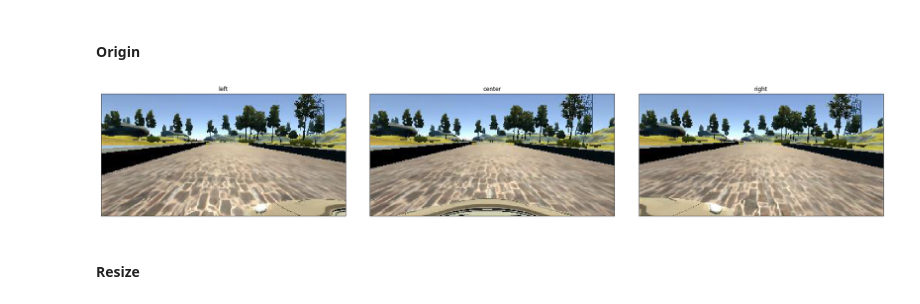
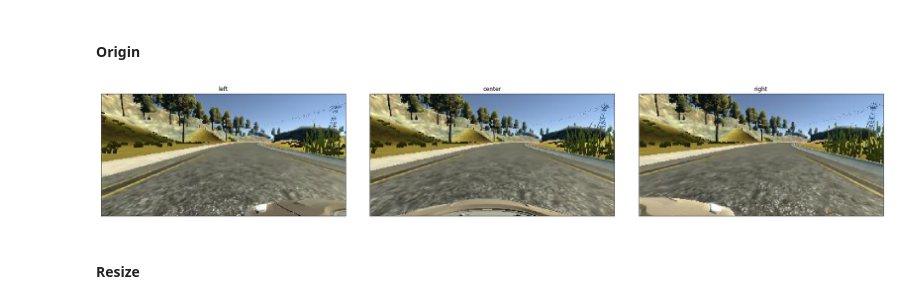
Before and after one commit to liferlisiqi/Bebavioral-Cloning, a Jupyter notebook: pre-process.ipynb, the cells around one changed output. Cells and saved outputs as stored; diff of their text form; code cells hidden in the pictures.

```diff
--- a/pre-process.ipynb
+++ b/pre-process.ipynb
@@ -28,22 +30,22 @@ print(len(lines))
 #### Origin
 # %%
 index = random.randint(0, len(lines))
-center_path = './sample_data/data/IMG/' + lines[0][0].split('/')[-1]
-left_path = './sample_data/data/IMG/' + lines[0][1].split('/')[-1]
-right_path = './sample_data/data/IMG/' + lines[0][2].split('/')[-1]
+center_path = './sample_data/data/IMG/' + lines[index][0].split('/')[-1]
+left_path = './sample_data/data/IMG/' + lines[index][1].split('/')[-1]
+right_path = './sample_data/data/IMG/' + lines[index][2].split('/')[-1]
 center_img = plt.imread(center_path)
 left_img = plt.imread(left_path)
 right_img = plt.imread(right_path)
 
 fig, axes = plt.subplots(1, 3 ,figsize=(30, 12))
 plt.subplots_adjust(hspace = .1, wspace=.1)
 axes[0].imshow(left_img),axes[0].set_title('left'),axes[0].set_xticks([]), axes[0].set_yticks([])
 axes[1].imshow(center_img),axes[1].set_title('center'),axes[1].set_xticks([]), axes[1].set_yticks([])
 axes[2].imshow(right_img),axes[2].set_title('right'),axes[2].set_xticks([]), axes[2].set_yticks([])
 
 plt.savefig('./result_images/rgb.jpg')
 # %% [output]
-[figure, old version]
+[figure, new version]
 # %% [markdown]
 #### Resize
 # %%
```
Also changed, not shown: parts of 1 cell of this notebook, 4 other files.
